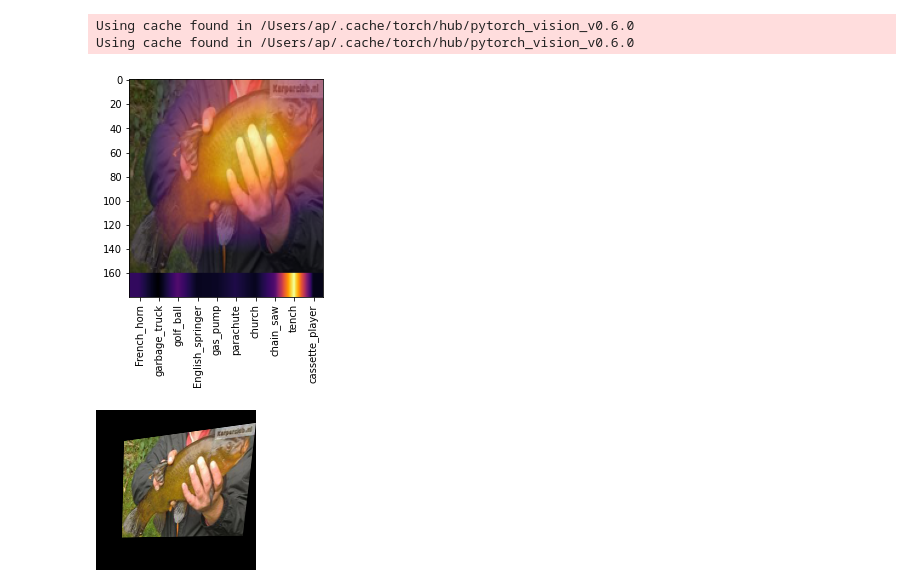
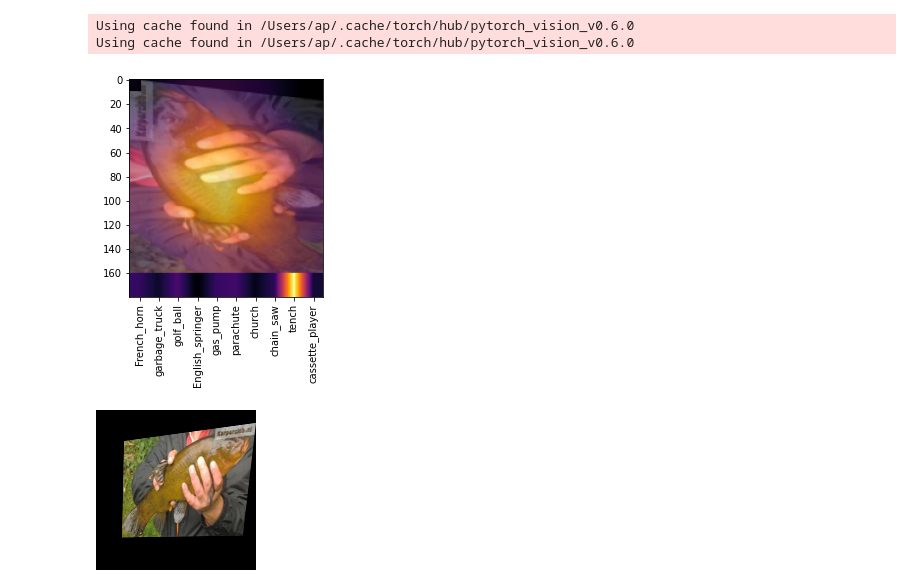
Before and after one commit to apstuff/augmentation-impact, a Jupyter notebook: notebooks/augmentation_control.ipynb, the cells around one changed output. Cells and saved outputs as stored; diff of their text form; code cells hidden in the pictures.

Commit message:
integrated erasing, rotation, perspective distortion

```diff
--- a/notebooks/augmentation_control.ipynb
+++ b/notebooks/augmentation_control.ipynb
@@ -131,13 +131,41 @@ class MyImg():
         x =  transforms.CenterCrop(crop_size)(self.x)
         return x
 
-    def tfms(self, brightness=None, crop_size=None, highlight_act=None, show=True):
+    def tfm_perspective(self, perspective_w=None, perspective_h=None, perspective_d=0):
+        width, height = self.x.shape[2:]
+        w = perspective_w if perspective_w is not None else width
+        h = perspective_h if perspective_h is not None else height
+        d = perspective_d
+        startpoints = [[0, 0], [width - 1, 0], [width - 1, height - 1], [0, height - 1]]
+        endpoints = [[0, 0], [w, d], [w, h], [0, h]]
+        return TF.perspective(self.x, startpoints, endpoints, pilImage.BILINEAR)
+
+    def tfm_erase(self, erase_i=0, erase_j=0, erase_h=0, erase_w=0):
+        return TF.erase(self.x,erase_i,erase_j,erase_h,erase_w,0)
+
+    def tfm_rotate(self, angle):
+        return TF.rotate(self.x,angle=angle)
+
+    def tfms(self, brightness=None, crop_size=None, highlight_act=None, rotate_ang=None, show=True, **args):
         self.x = self.x_orig#.copy()
         # first run all augmentation methods
+        # adjust brightness
         if brightness is not None:
             self.x = self.tfm_brightness(brightness)
+        # center crop the image
         if crop_size is not None:
             self.x = self.tfm_centercrop(crop_size)
+        # rotate the image
+        if rotate_ang is not None:
+            self.x = self.tfm_rotate(rotate_ang)
+        # perspective distorition
+        perspective_args = {k:v for k,v in args.items() if 'perspective' in k}
+        if len(perspective_args):
+            self.x = self.tfm_perspective(**perspective_args)
+        # erase part of the image
+        erase_args = {k:v for k,v in args.items() if 'erase' in k}
+        if len(erase_args):
+            self.x = self.tfm_erase(**erase_args)
 
         # then run activation localization
         if (highlight_act is not None) & (highlight_act != 'none'):
@@ -194,32 +222,32 @@ class MyImg():
         shape = (20,img.shape[1])
 
         # combine transformed images and their layer activations
         img_comb = np.vstack([img, arr_to_img(imresize(out,shape), 'inferno') ])
         return img_comb
 
     def create_gif(self,path):
         # to make flatten activation better visible, the images will be streched by a factor of 20 and the width is adapted to the original image width
         w,h,d = self.images[0].shape
         transform_act = lambda x: arr_to_img(imresize(x,(20,w)), 'inferno')
 
         # combine sequence of transformed images and their layer activations
         imgs_combs = [ np.vstack([arr_to_img(img).resize((w,h)), transform_act(act) ]) for img, act in zip(self.images,self.activations)  ]
 
         # transform to images, add backward loop and store as gif
         first_img, *imgs = [ pilImage.fromarray( img ) for img in imgs_combs]
         imgs += [img for img in imgs[::-1]]
         first_img.save(fp=path, format='GIF', append_images=imgs, save_all=True, duration=100, loop=0)
 
 
 normalize = transforms.Normalize(mean=[0.485, 0.456, 0.406],
                                  std=[0.229, 0.224, 0.225])
 size = 160
 img = PILImage.create(fname).resize((size,size))
 myimg = MyImg(img,
               model,
               get_model_act=True,
               restrict_classes={i:classes[i][1] for i in my_classes},
               normalize=normalize)
-myimg.tfms(crop_size=160,highlight_act='cam')
+myimg.tfms(crop_size=160,highlight_act='cam',perspective_w=180,perspective_h=180,perspective_d=20,erase_w=10,erase_h=10,rotate_ang=90)
 # %% [output]
-[figure, old version]
+[figure, new version]
```
Also changed, not shown: parts of 9 cells of this notebook, 3 other files.
